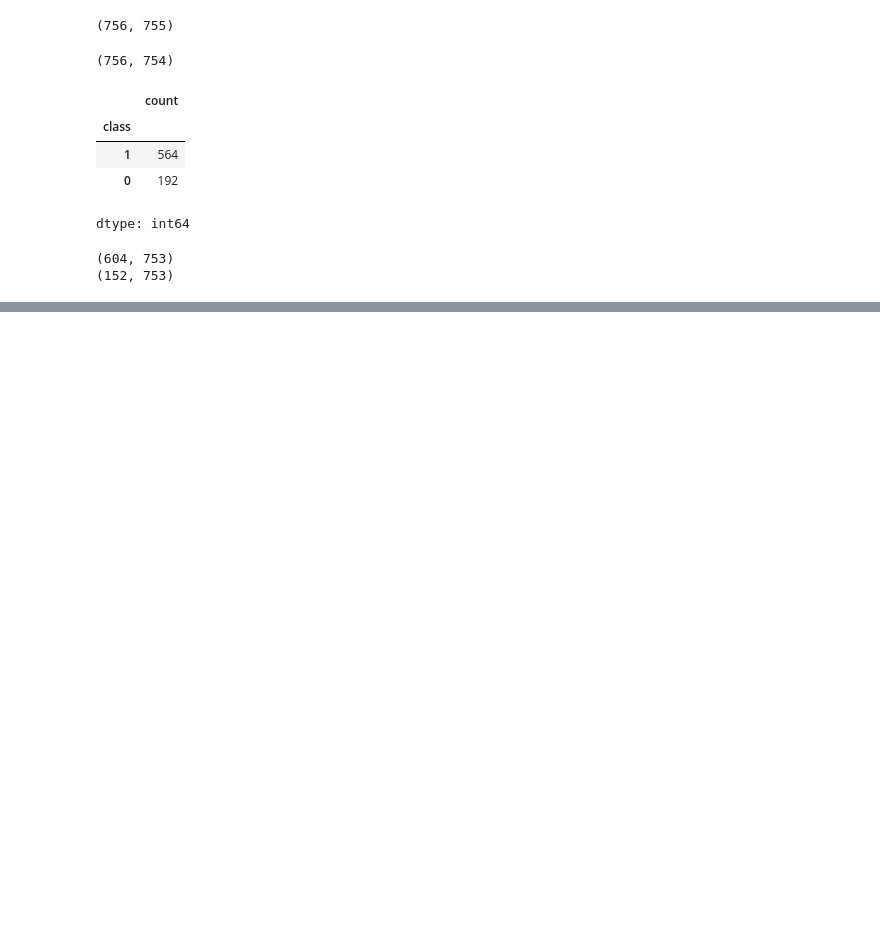
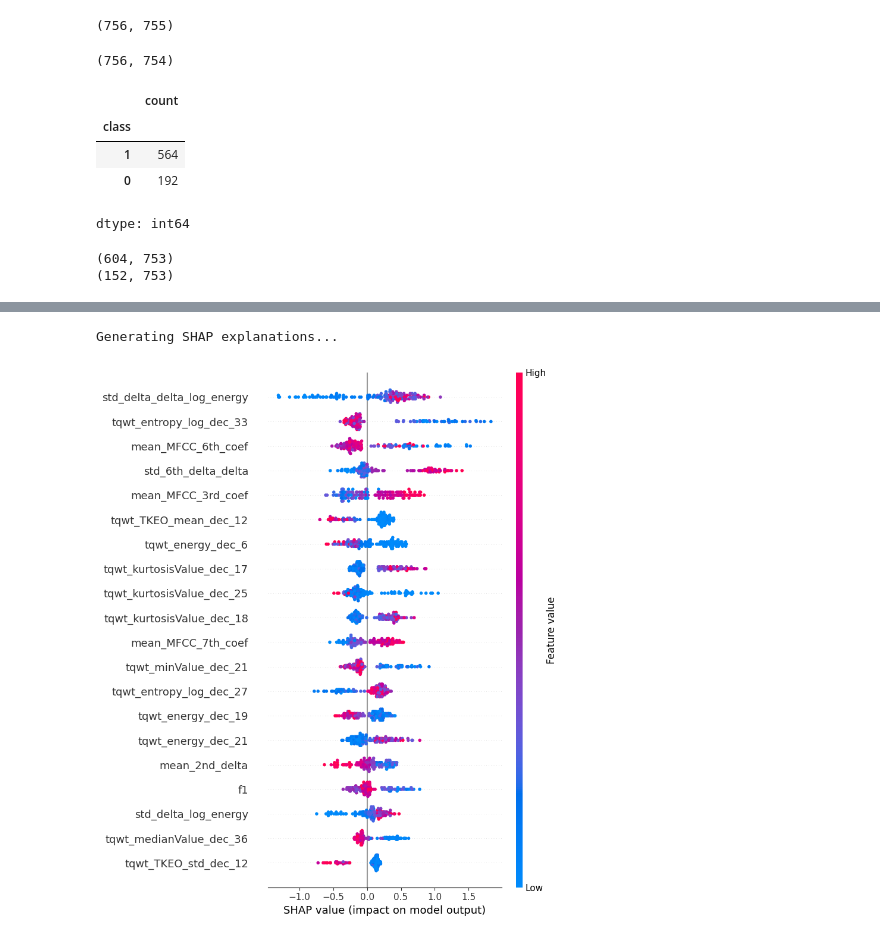
Before and after one commit to nishnarudkar/Interpretable-Machine-Learning-System-for-Parkinson-s-Disease-Detection-from-Speech-Biomarkers, a Jupyter notebook: notebooks/Parkinsons_Detection_MLOPS_Project_SMOTE.ipynb, the cells around one changed output, grey strips where cells are left out. Drawn from its saved outputs; the diff is of its cells as text; code cells hidden in the pictures; blank space fills up the shorter version.

```diff
--- a/notebooks/Parkinsons_Detection_MLOPS_Project_SMOTE.ipynb
+++ b/notebooks/Parkinsons_Detection_MLOPS_Project_SMOTE.ipynb
@@ -52,14 +61,8 @@ dtype: int64
 X = df.drop("class", axis=1)
 y = df["class"]
 # %%
-from sklearn.model_selection import train_test_split
-
 X_train, X_test, y_train, y_test = train_test_split(
-    X,
-    y,
-    test_size=0.2,
-    random_state=42,
-    stratify=y
+    X, y, test_size=0.2, random_state=42, stratify=y
 )
 # %%
 print(X_train.shape)
@@ -1227,0 +473,21 @@ Best ROC AUC: 0.9518947129566597
+# %%
+#SHAP
+if best_name in ["XGBoost", "Random Forest", "Gradient Boosting", "Decision Tree"]:
+
+    print("\nGenerating SHAP explanations...")
+
+    X_test_df = pd.DataFrame(best_X_test, columns=selected_features)
+
+    explainer = shap.TreeExplainer(best_model)
+    shap_values = explainer.shap_values(X_test_df)
+
+    if isinstance(shap_values, list):
+        shap_values = shap_values[1]
+
+    elif isinstance(shap_values, np.ndarray) and shap_values.ndim == 3:
+        shap_values = shap_values[:, :, 1]
+
+    shap.summary_plot(shap_values, X_test_df)
+# %% [output]
+Generating SHAP explanations...
+[figure, added]
```
Also changed, not shown: parts of 57 cells of this notebook.
